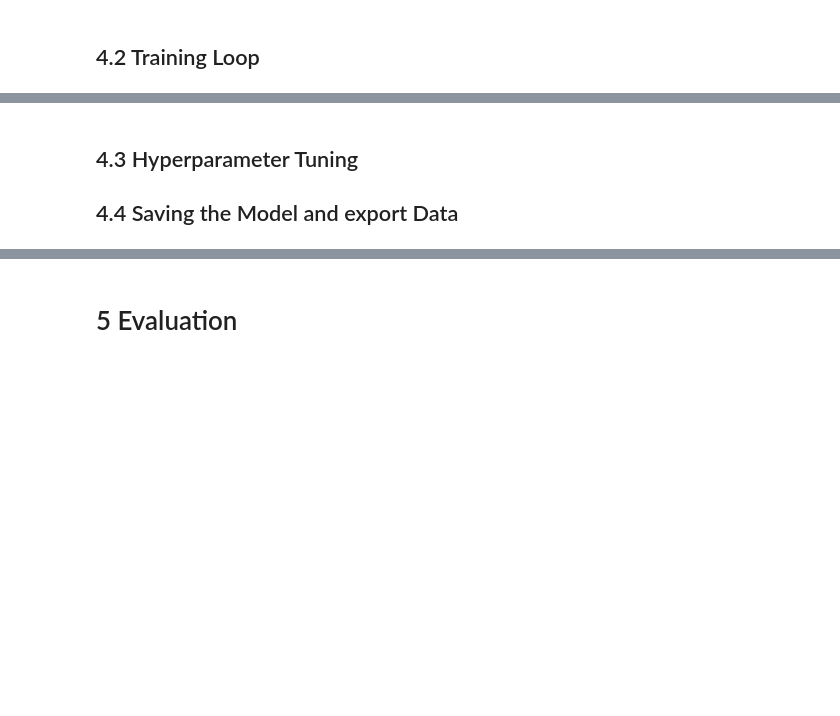
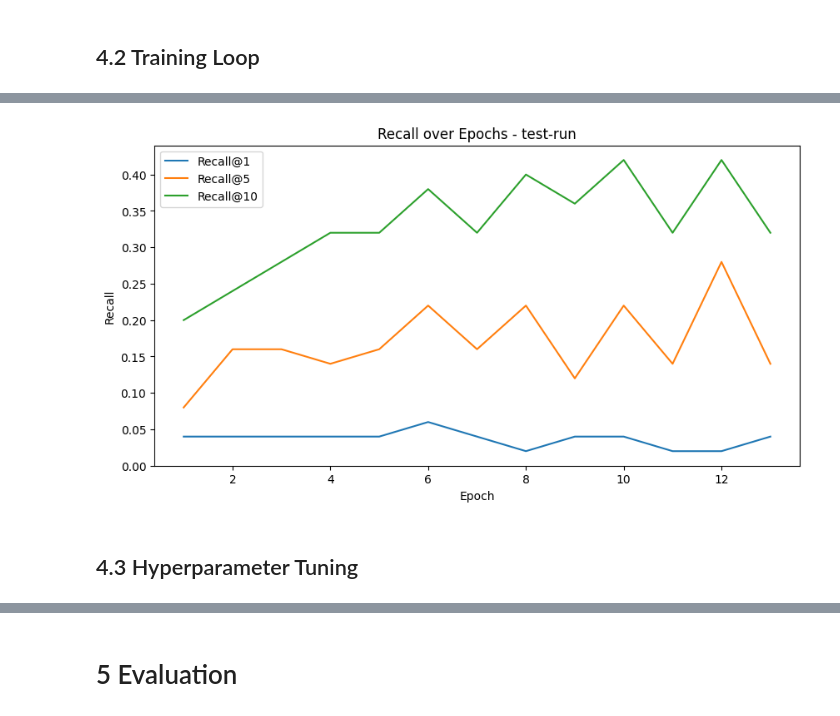
Before and after one commit to Nivocoegi/ADL_multimodal-retrieval, a Jupyter notebook: notebooks/ADL_multimodel_retrieval.ipynb, the cells around one changed output, grey strips where cells are left out. Saved outputs shown, nothing was run; the diff lists cells and outputs as text; code cells hidden in the pictures; blank space fills up the shorter version.

```diff
--- a/notebooks/ADL_multimodel_retrieval.ipynb
+++ b/notebooks/ADL_multimodel_retrieval.ipynb
@@ -471,5 +611,21 @@ plt.show()
+# %%
+# plot recalls
+if not hyperparameter_tuning:
+    fig, ax = plt.subplots(figsize=(10, 5))
+    ax.plot(logs["epoch"], logs["recall@1"], label="Recall@1")
+    ax.plot(logs["epoch"], logs["recall@5"], label="Recall@5")
+    ax.plot(logs["epoch"], logs["recall@10"], label="Recall@10")
+    ax.set_xlabel("Epoch")
+    ax.set_ylabel("Recall")
+    ax.set_title(f"Recall over Epochs - {run_name}")
+    ax.legend()
+    if save_plot:
+        plot_file = RUNS_DIR / filename / f"{filename}_recall-plot.png"
+        plt.savefig(plot_file)
+    if show_plot:
+        plt.show()
+# %% [output]
+[figure, added]
 # %% [markdown]
 
 ## 4.3 Hyperparameter Tuning
-
-## 4.4 Saving the Model and export Data
```
Also changed, not shown: parts of 20 cells of this notebook, 3 other files.
